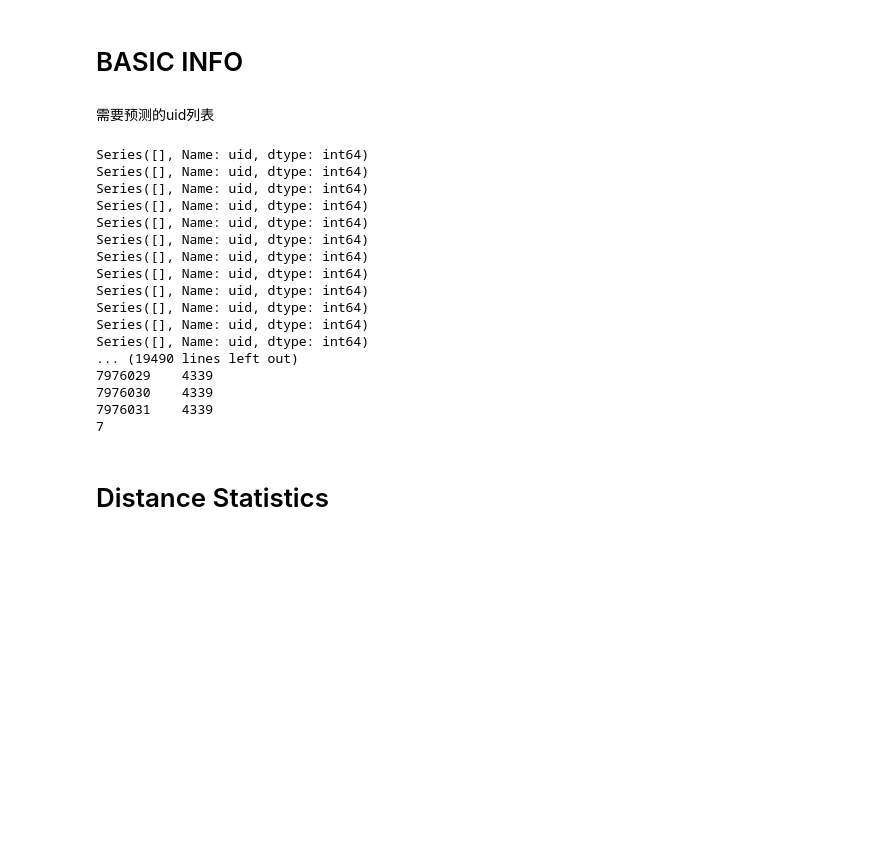
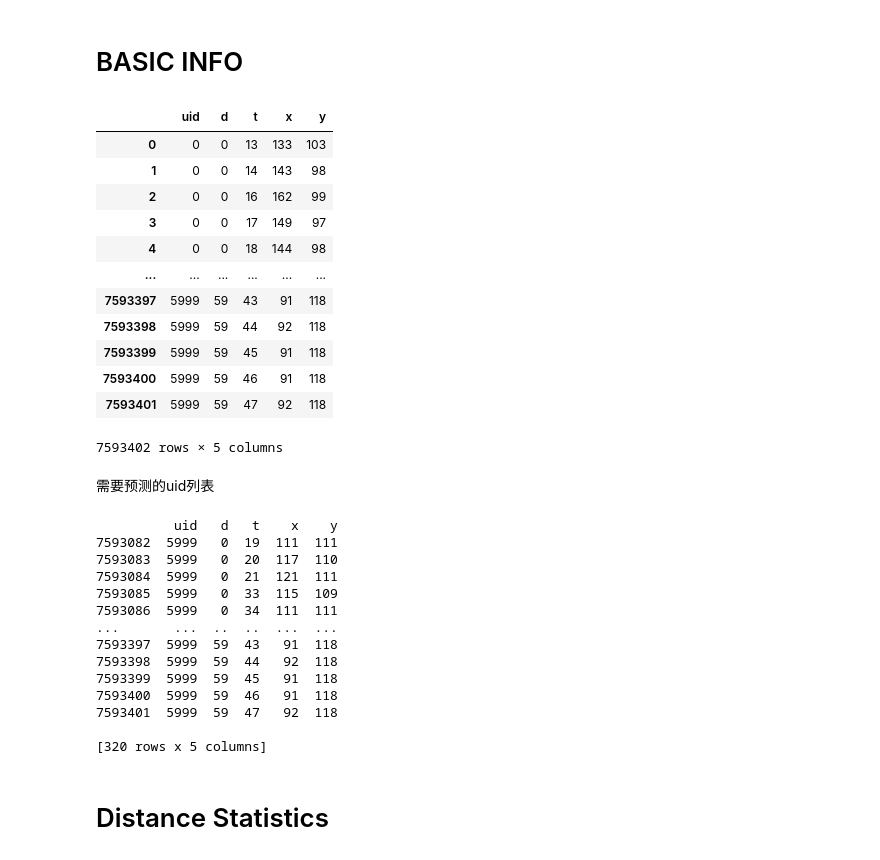
Before and after one commit to RobinsonXing/hmpc2024, a Jupyter notebook: analysis1.ipynb, the cells around one changed output. Drawn from its saved outputs; the diff is of its cells as text; code cells hidden in the pictures; blank space fills up the shorter version.

```diff
--- a/analysis1.ipynb
+++ b/analysis1.ipynb
@@ -471,30 +471,44 @@ def plot_coarse_grained_grid_count(traj,
     plt.show()
 # %% [markdown]
 # BASIC INFO
+# %%
+traj_D_df_val = traj_D_df[traj_D_df['x'] != 999]
+traj_D_df_val
+# %% [output]
+|  | uid | d | t | x | y |
+| 0 | 0 | 0 | 13 | 133 | 103 |
+| 1 | 0 | 0 | 14 | 143 | 98 |
+| 2 | 0 | 0 | 16 | 162 | 99 |
+| 3 | 0 | 0 | 17 | 149 | 97 |
+| 4 | 0 | 0 | 18 | 144 | 98 |
+| ... | ... | ... | ... | ... | ... |
+| 7593397 | 5999 | 59 | 43 | 91 | 118 |
+| 7593398 | 5999 | 59 | 44 | 92 | 118 |
+| 7593399 | 5999 | 59 | 45 | 91 | 118 |
+| 7593400 | 5999 | 59 | 46 | 91 | 118 |
+| 7593401 | 5999 | 59 | 47 | 92 | 118 |
+7593402 rows × 5 columns
 # %% [markdown]
 需要预测的uid列表
 # %%
 for uid, traj in traj_D_df.groupby('uid'):
-    traj = traj[traj['x'] == 999]
-    print(traj['uid'])
+    traj = traj[traj['x'] != 999]
+print(traj)
 # %% [output]
-Series([], Name: uid, dtype: int64)
-Series([], Name: uid, dtype: int64)
-Series([], Name: uid, dtype: int64)
-Series([], Name: uid, dtype: int64)
-Series([], Name: uid, dtype: int64)
-Series([], Name: uid, dtype: int64)
-Series([], Name: uid, dtype: int64)
-Series([], Name: uid, dtype: int64)
-Series([], Name: uid, dtype: int64)
-Series([], Name: uid, dtype: int64)
-Series([], Name: uid, dtype: int64)
-Series([], Name: uid, dtype: int64)
-... (19490 lines left out)
-7976029    4339
-7976030    4339
-7976031    4339
-7
+          uid   d   t    x    y
+7593082  5999   0  19  111  111
+7593083  5999   0  20  117  110
+7593084  5999   0  21  121  111
+7593085  5999   0  33  115  109
+7593086  5999   0  34  111  111
+...       ...  ..  ..  ...  ...
+7593397  5999  59  43   91  118
+7593398  5999  59  44   92  118
+7593399  5999  59  45   91  118
+7593400  5999  59  46   91  118
+7593401  5999  59  47   92  118
+
+[320 rows x 5 columns]
 # %% [markdown]
 # Distance Statistics
 # %% [markdown]
```
Also changed, not shown: 2 other files.
